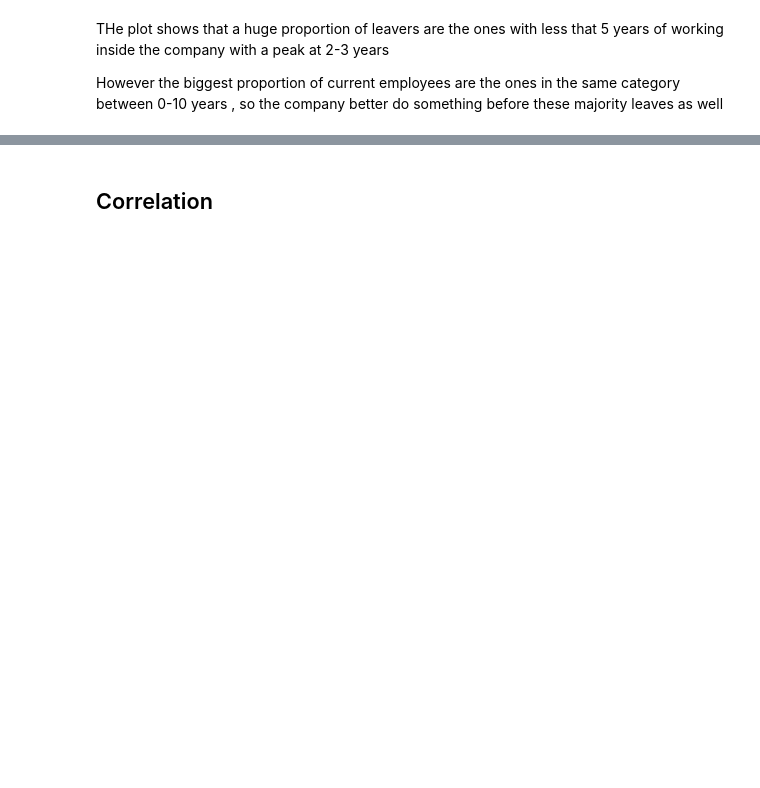
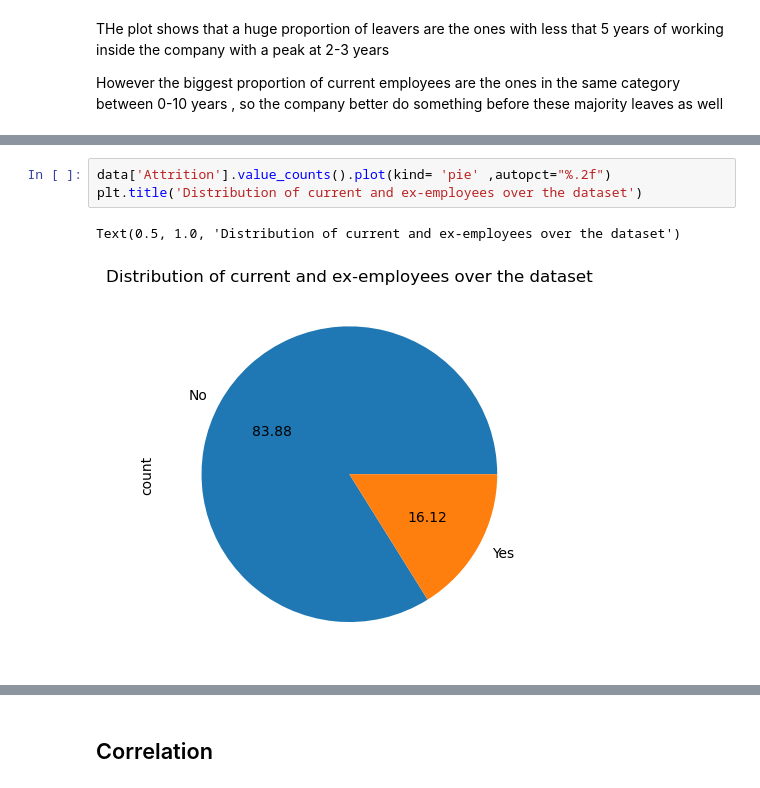
Before and after one commit to ZakariaElKazdam/Attrition-detection, a Jupyter notebook: attrition_detection.ipynb, the cells around one changed output, grey strips where cells are left out. Cells and saved outputs as stored; diff of their text form; blank space fills up the shorter version.

```diff
--- a/attrition_detection.ipynb
+++ b/attrition_detection.ipynb
@@ -512,0 +522,6 @@ However the biggest proportion of current employees are the ones in the same cat
+# %%
+data['Attrition'].value_counts().plot(kind= 'pie' ,autopct="%.2f")
+plt.title('Distribution of current and ex-employees over the dataset')
+# %% [output]
+Text(0.5, 1.0, 'Distribution of current and ex-employees over the dataset')
+[figure, added]
```
Also changed, not shown: parts of 11 cells of this notebook.
